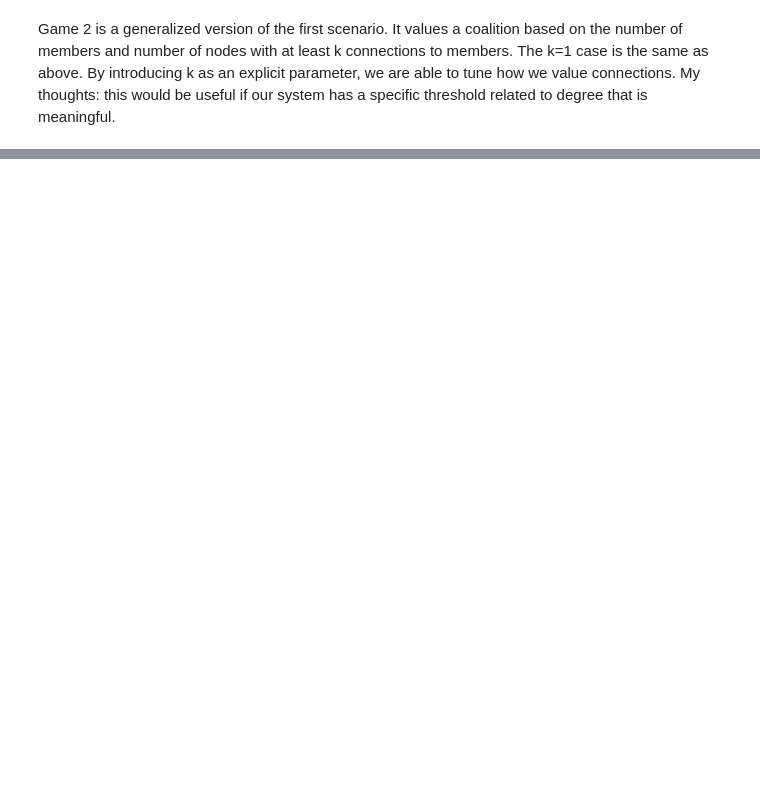
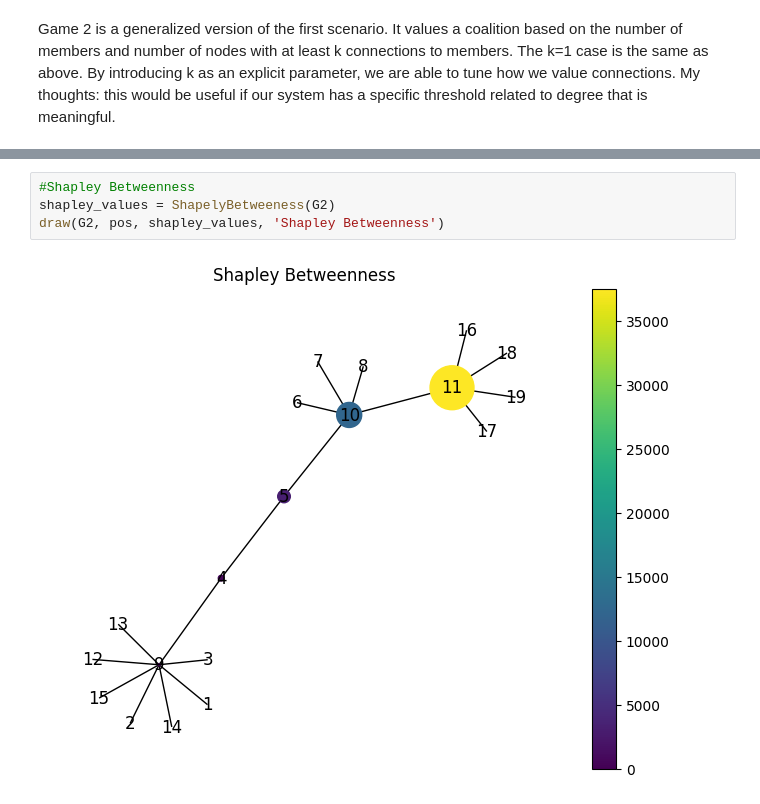
Before and after one commit to Abhaygoya/arxivAnalysis, a Jupyter notebook: modelNetwork.ipynb, the cells around one changed output, grey strips where cells are left out. Drawn from its saved outputs; the diff is of its cells as text; blank space fills up the shorter version.

```diff
--- a/modelNetwork.ipynb
+++ b/modelNetwork.ipynb
@@ -101,0 +139,6 @@ draw(G, pos, shapley_values, 'Shapley Value: Game 2')
+# %%
+#Shapley Betweenness
+shapley_values = ShapelyBetweeness(G2)
+draw(G2, pos, shapley_values, 'Shapley Betweenness')
+# %% [output]
+[figure, added]
```
Also changed, not shown: parts of 13 cells of this notebook, 2 other files.
